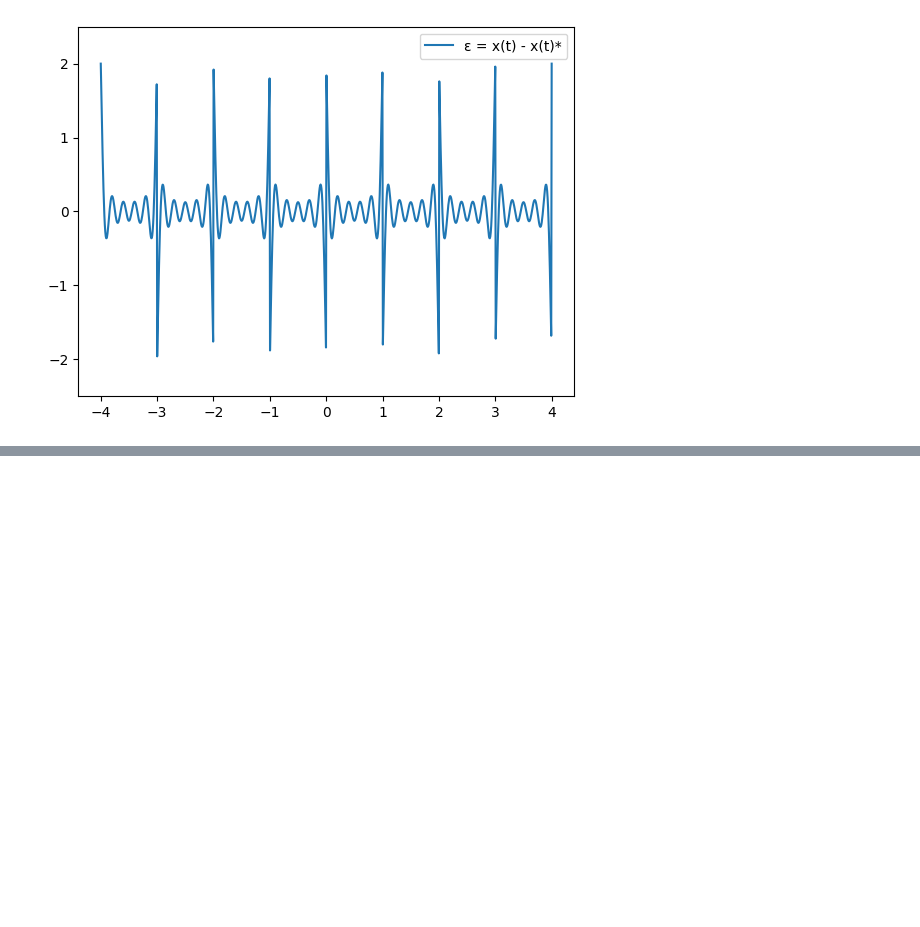
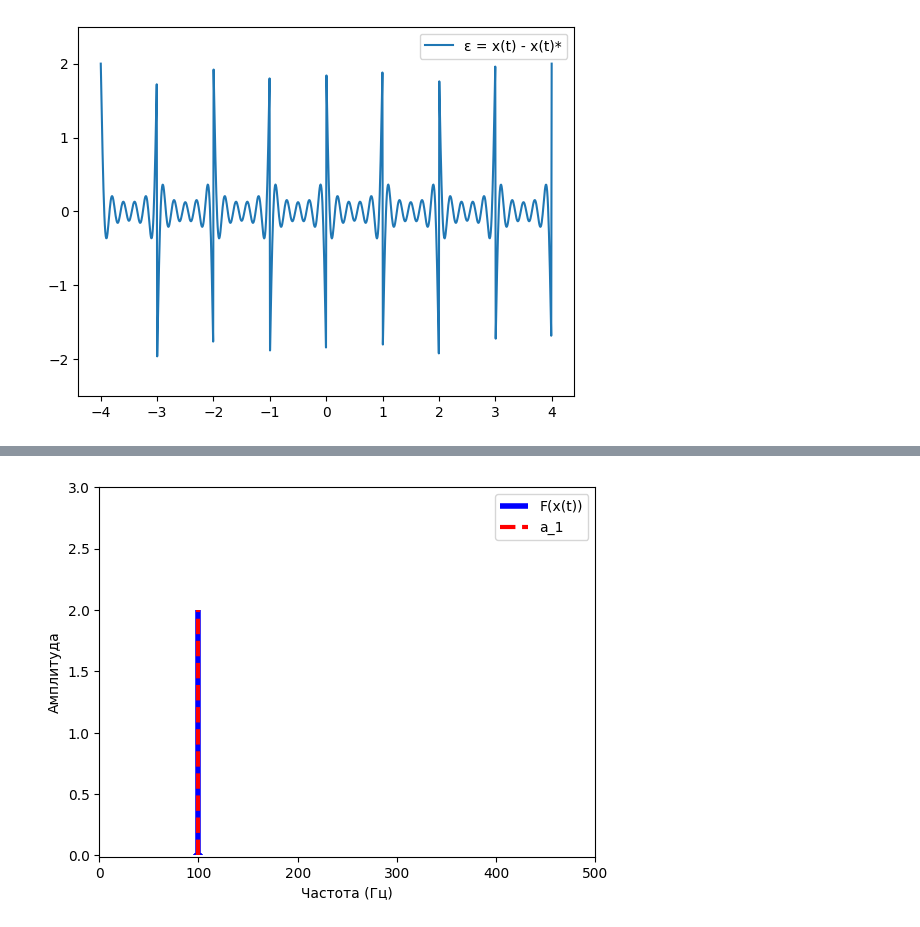
Before and after one commit to NikitaGoltsev/Digital_signals, a Jupyter notebook: lab1.ipynb, the cells around one changed output, grey strips where cells are left out. Saved outputs shown, nothing was run; the diff lists cells and outputs as text; code cells hidden in the pictures; blank space fills up the shorter version.

```diff
--- a/lab1.ipynb
+++ b/lab1.ipynb
@@ -99,0 +136,23 @@ plt.show()
+# %%
+# Вычисление DFT сигнала ycos_
+y2_dft = np.fft.fft(ycos_)
+
+# Вычисление частот
+freq_cos = np.fft.fftfreq(len(t_cos), d=(t_cos[1]-t_cos[0]))
+
+a1_cos = an(1, w_cos, lambda t: cos_signal(t, A_cos, w_cos), t0_cos)
+
+# Построение графика спектра
+plt.vlines(freq_cos, 0, np.abs(y2_dft) / num_cos * 2, color='b', linewidth=4, label = 'F(x(t))')
+
+# Наложение a_1
+plt.vlines([f_cos], 0, a1_cos, colors='r', label='a_1', linewidth=3, linestyles='dashed')
+
+plt.xlabel('Частота (Гц)')
+plt.ylabel('Амплитуда')
+plt.xlim(0, 500)
+plt.ylim(-0.01, A_cos+A_cos/2)
+plt.legend()
+plt.show()
+# %% [output]
+[figure, added]
```
Also changed, not shown: parts of 4 cells of this notebook.
